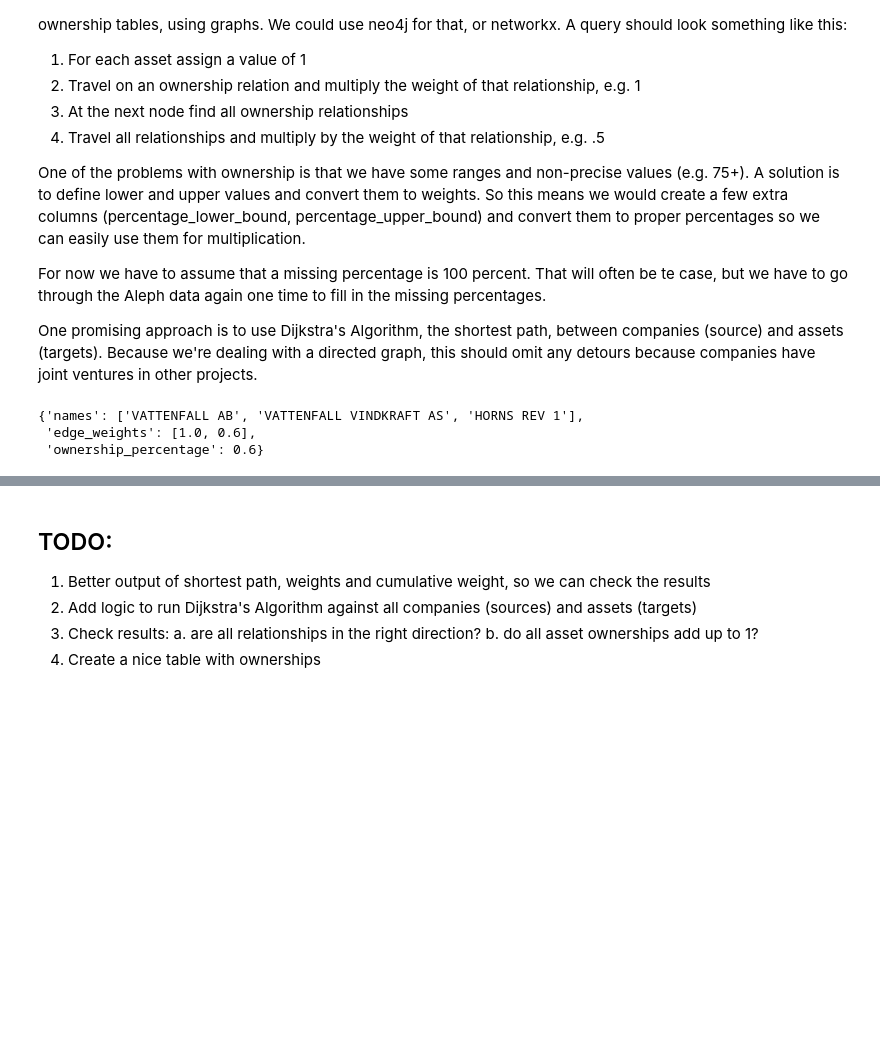
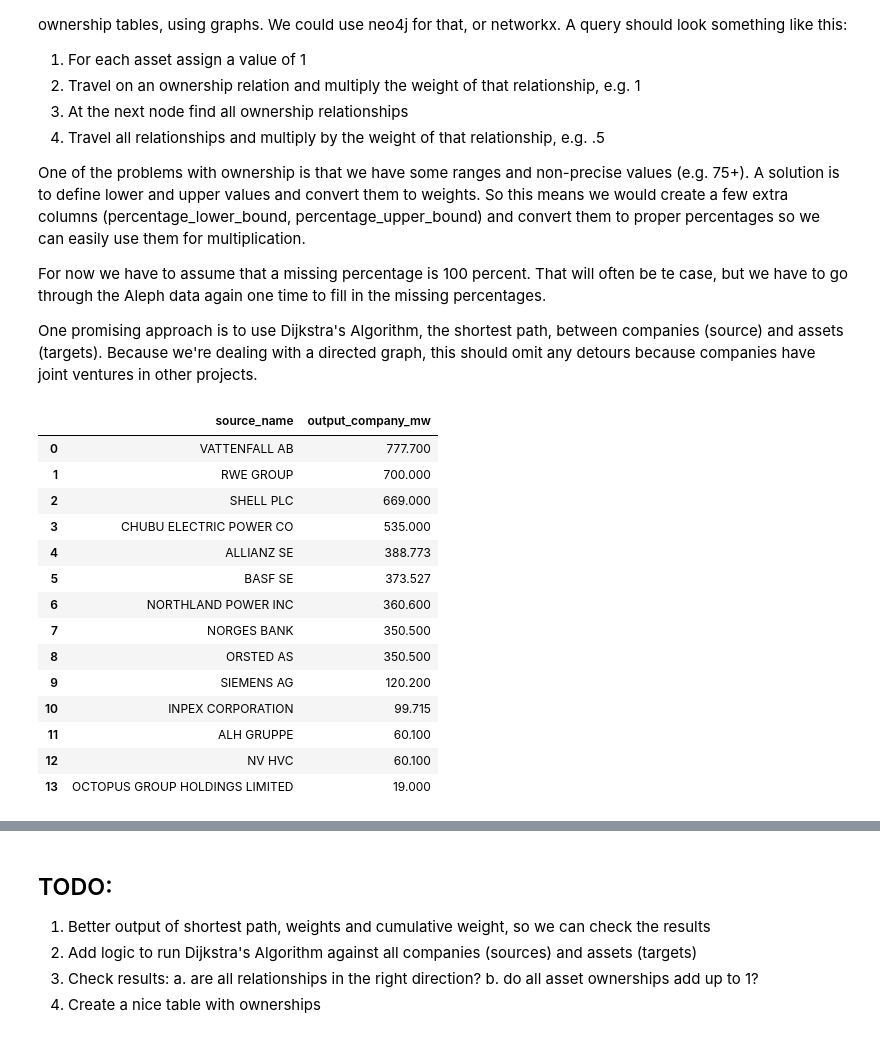
Before and after one commit to followthemoney/north_sea, a Jupyter notebook: notebooks/energy/wind_analysis.ipynb, the cells around one changed output, grey strips where cells are left out. Drawn from its saved outputs; the diff is of its cells as text; code cells hidden in the pictures; blank space fills up the shorter version.

```diff
--- a/notebooks/energy/wind_analysis.ipynb
+++ b/notebooks/energy/wind_analysis.ipynb
@@ -346,8 +366,43 @@ def get_ownership(source: str, target: str) -> Dict:
 
     return ownership
-# %%
-get_ownership('VATTENFALL AB', 'HORNS REV 1')
-# %% [output]
-{'names': ['VATTENFALL AB', 'VATTENFALL VINDKRAFT AS', 'HORNS REV 1'],
- 'edge_weights': [1.0, 0.6],
- 'ownership_percentage': 0.6}
+# %%
+ubos = ['INPEX CORPORATION', 'CHUBU ELECTRIC POWER CO', 'SHELL PLC', 'ORSTED AS',
+        'NORGES BANK', 'NV HVC', 'ALH GRUPPE', 'SIEMENS AG', 'NORTHLAND POWER INC',
+        'OCTOPUS GROUP HOLDINGS LIMITED', 'VATTENFALL AB', 'BASF SE', 'ALLIANZ SE',
+        'RWE GROUP']
+# %%
+o = []
+nl_assets = assets[assets.country == 'nl']
+for ubo in ubos:
+    for i, row in nl_assets.iterrows():
+        ownership = get_ownership(G, ubo, row['name'], 'upper')
+        o.append(ownership)
+
+o = list(filter(None, o))
+o = pd.DataFrame(o)
+# %%
+df = pd.merge(o,
+              df[['name_aleph', 'capacity_mw']],
+              left_on='target_name',
+              right_on='name_aleph',
+              how='left')
+# %%
+df['output_company_mw'] = df.ownership_percentage * df.capacity_mw
+# %%
+df.groupby('source_name').output_company_mw.sum().sort_values(ascending=False).reset_index()
+# %% [output]
+|  | source_name | output_company_mw |
+| 0 | VATTENFALL AB | 777.700 |
+| 1 | RWE GROUP | 700.000 |
+| 2 | SHELL PLC | 669.000 |
+| 3 | CHUBU ELECTRIC POWER CO | 535.000 |
+| 4 | ALLIANZ SE | 388.773 |
+| 5 | BASF SE | 373.527 |
+| 6 | NORTHLAND POWER INC | 360.600 |
+| 7 | NORGES BANK | 350.500 |
+| 8 | ORSTED AS | 350.500 |
+| 9 | SIEMENS AG | 120.200 |
+| 10 | INPEX CORPORATION | 99.715 |
+| 11 | ALH GRUPPE | 60.100 |
+| 12 | NV HVC | 60.100 |
+| 13 | OCTOPUS GROUP HOLDINGS LIMITED | 19.000 |
```
Also changed, not shown: parts of 3 cells of this notebook.
